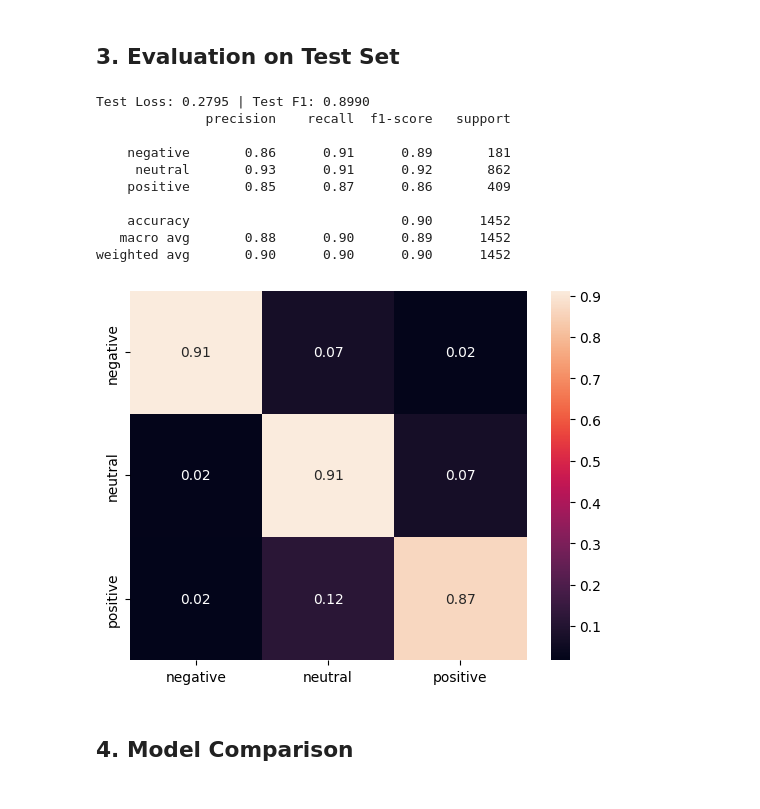
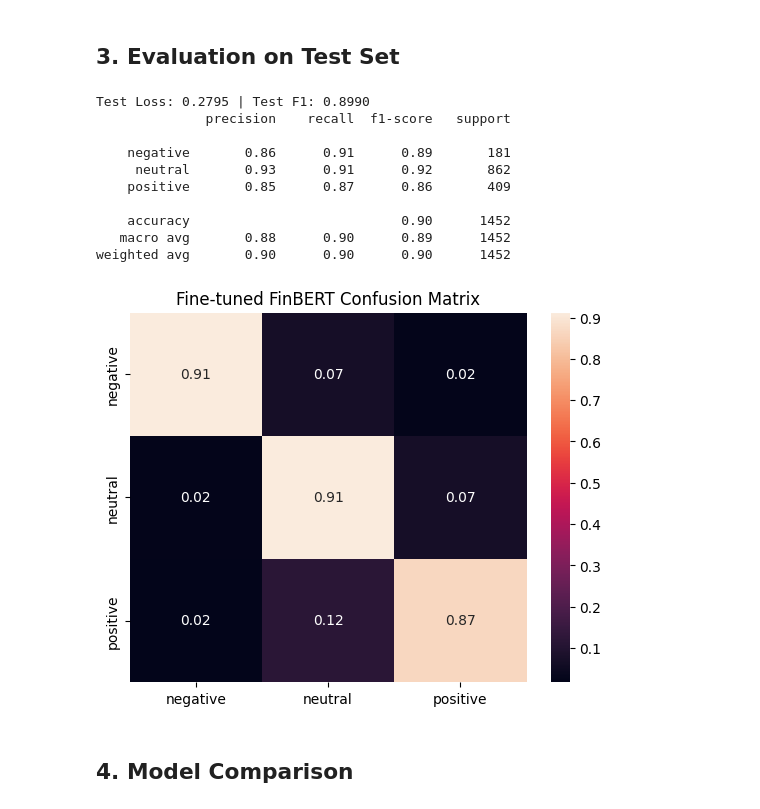
Before and after one commit to cnxls/financial-sentiment-analysis, a Jupyter notebook: notebooks/05-finetuned-ml.ipynb, the cells around one changed output. Drawn from its saved outputs; the diff is of its cells as text; code cells hidden in the pictures.

Commit message:
Add confusion matrix visualization for FinBERT finetuned model

```diff
--- a/notebooks/05-finetuned-ml.ipynb
+++ b/notebooks/05-finetuned-ml.ipynb
@@ -294,35 +294,37 @@ def epoch_loop():
 from sklearn.metrics import classification_report, confusion_matrix
 import seaborn as sns
 
 model.load_state_dict(torch.load("../models/finetuned_finbert_tweaked1", weights_only=True))
 
 test_dataset = CustomDataset(
     text=test_df['sentence'].tolist(),
     labels=y_test,
     tokenizer=tokenizer
 )
 test_loader = DataLoader(test_dataset, batch_size=32, shuffle=False)
 
 test_loss, test_preds, test_labels = eval_epoch(model.to(device), test_loader, device)
 test_f1 = f1_score(test_labels, test_preds, average="weighted")
 print(f"Test Loss: {test_loss:.4f} | Test F1: {test_f1:.4f}")
 print(classification_report(test_labels, test_preds, target_names=le.classes_))
 
 cm = confusion_matrix(test_labels, test_preds, normalize='true')
-fig = sns.heatmap(cm, annot=True, fmt='.2f', xticklabels=le.classes_, yticklabels=le.classes_).get_figure()
+fig = sns.heatmap(cm, annot=True, fmt='.2f', xticklabels=le.classes_, yticklabels=le.classes_)
+fig.set_title('Fine-tuned FinBERT Confusion Matrix')
+fig = fig.get_figure()
 fig.savefig("../src/visualization/confusion_matrix_finbert.png", bbox_inches='tight')
 # %% [output]
 Test Loss: 0.2795 | Test F1: 0.8990
               precision    recall  f1-score   support
 
     negative       0.86      0.91      0.89       181
      neutral       0.93      0.91      0.92       862
     positive       0.85      0.87      0.86       409
 
     accuracy                           0.90      1452
    macro avg       0.88      0.90      0.89      1452
 weighted avg       0.90      0.90      0.90      1452
-[figure, old version]
+[figure, new version]
 # %%
 import joblib
 from sklearn.metrics import f1_score, accuracy_score
```
Also changed, not shown: 1 other file.
